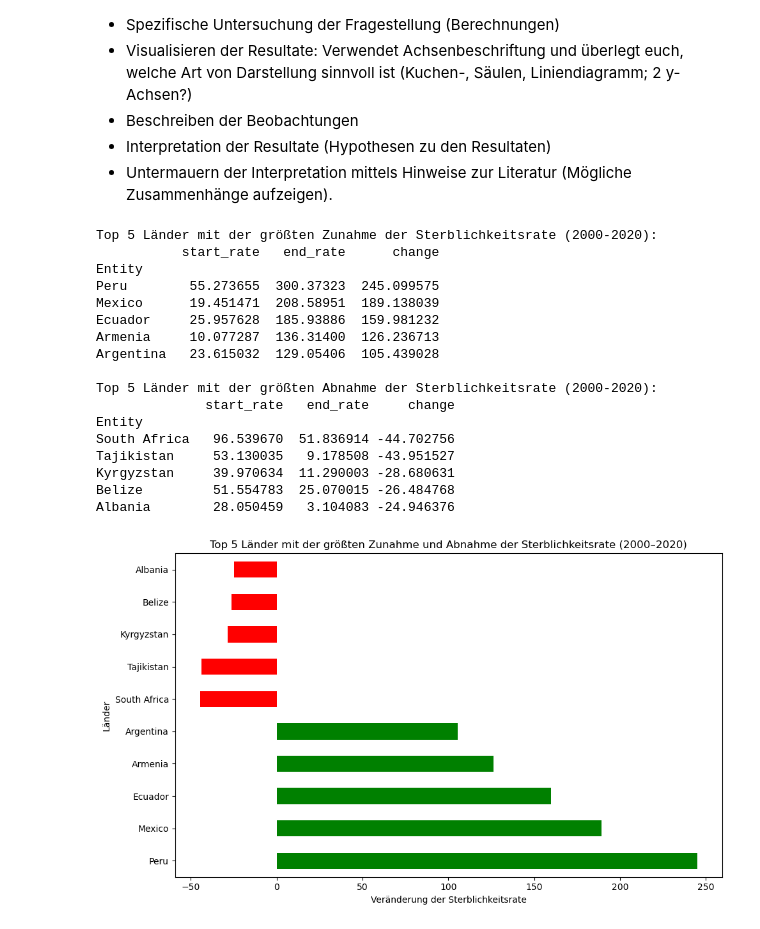
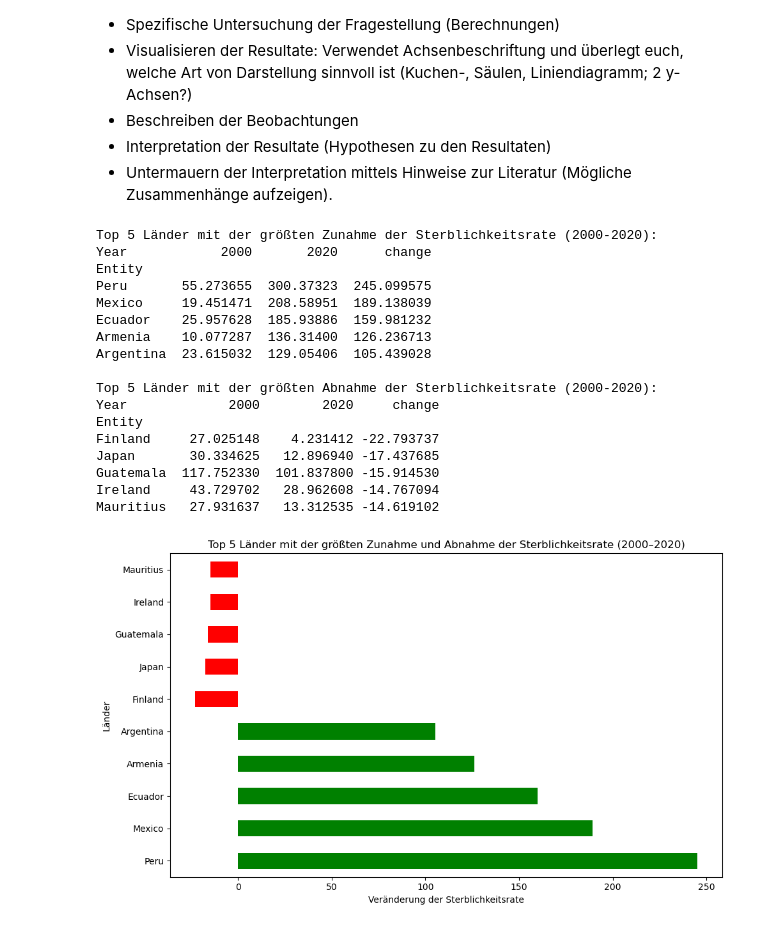
Before and after one commit to cungphi/BMLD1-Atemwegsinfektionen, a Jupyter notebook: LN2 Lou-Salomé Frehner_Phi Phi Cung.ipynb, the cells around one changed output. Cells and saved outputs as stored; diff of their text form; code cells hidden in the pictures.

```diff
--- a/LN2 Lou-Salomé Frehner_Phi Phi Cung.ipynb
+++ b/LN2 Lou-Salomé Frehner_Phi Phi Cung.ipynb
@@ -227,80 +214,87 @@ sterblichkeit_veraenderung['change'] = sterblichkeit_veraenderung['end_rate'] -
 # %%
 # Daten auf den Zeitraum 2000-2020 filtern
-df_filtered = df_long.query("Year >= 2000 and Year <= 2020")
+df_filtered = df_long.query("Year in [2000, 2020]")
 
-# Daten sortieren und aggregieren wie zuvor
-df_sorted = df_filtered.sort_values(by=['Entity', 'Year'])
+# Pivot-Tabelle erstellen, um Start- und Endraten explizit zu erfassen
+pivot_data = df_filtered.pivot(index="Entity", columns="Year", values="Age-standardized deaths from respiratory infections in both sexes per 100,000 people")
 
-# Start- und Endraten berechnen
-sterblichkeit_veraenderung = df_sorted.groupby('Entity').agg(
-    start_rate=('Age-standardized deaths from respiratory infections in both sexes per 100,000 people', lambda x: x.iloc[0]),  # Wert aus dem ersten Jahr (2000)
-    end_rate=('Age-standardized deaths from respiratory infections in both sexes per 100,000 people', lambda x: x.iloc[-1])  # Wert aus dem letzten Jahr (2020)
-)
+# Fehlende Werte entfernen
+pivot_data = pivot_data.dropna()
 
 # Veränderung berechnen
-sterblichkeit_veraenderung['change'] = sterblichkeit_veraenderung['end_rate'] - sterblichkeit_veraenderung['start_rate']
+pivot_data['change'] = pivot_data[2020] - pivot_data[2000]
 
 # Top 5 Länder mit der größten Zunahme
-top5_zunahme = sterblichkeit_veraenderung.nlargest(5, 'change')
+top5_zunahme = pivot_data.nlargest(5, 'change')
 print("Top 5 Länder mit der größten Zunahme der Sterblichkeitsrate (2000-2020):")
 print(top5_zunahme)
 
 # Top 5 Länder mit der größten Abnahme
-top5_abnahme = sterblichkeit_veraenderung.nsmallest(5, 'change')
+top5_abnahme = pivot_data.nsmallest(5, 'change')
 print("\nTop 5 Länder mit der größten Abnahme der Sterblichkeitsrate (2000-2020):")
 print(top5_abnahme)
 # %% [output]
 Top 5 Länder mit der größten Zunahme der Sterblichkeitsrate (2000-2020):
-           start_rate   end_rate      change
+Year            2000       2020      change
 Entity
-Peru        55.273655  300.37323  245.099575
-Mexico      19.451471  208.58951  189.138039
-Ecuador     25.957628  185.93886  159.981232
-Armenia     10.077287  136.31400  126.236713
-Argentina   23.615032  129.05406  105.439028
+Peru       55.273655  300.37323  245.099575
+Mexico     19.451471  208.58951  189.138039
+Ecuador    25.957628  185.93886  159.981232
+Armenia    10.077287  136.31400  126.236713
+Argentina  23.615032  129.05406  105.439028
 
 Top 5 Länder mit der größten Abnahme der Sterblichkeitsrate (2000-2020):
-              start_rate   end_rate     change
+Year             2000        2020     change
 Entity
-South Africa   96.539670  51.836914 -44.702756
-Tajikistan     53.130035   9.178508 -43.951527
-Kyrgyzstan     39.970634  11.290003 -28.680631
-Belize         51.554783  25.070015 -26.484768
-Albania        28.050459   3.104083 -24.946376
+Finland     27.025148    4.231412 -22.793737
+Japan       30.334625   12.896940 -17.437685
+Guatemala  117.752330  101.837800 -15.914530
+Ireland     43.729702   28.962608 -14.767094
+Mauritius   27.931637   13.312535 -14.619102
 # %%
 import pandas as pd
 import matplotlib.pyplot as plt
 
-# Berechnung der Veränderung der Sterblichkeitsrate
-sterblichkeit_veraenderung['change'] = sterblichkeit_veraenderung['end_rate'] - sterblichkeit_veraenderung['start_rate']
+# Daten auf die Jahre 2000 und 2020 filtern
+df_filtered = df_long.query("Year in [2000, 2020]")
+
+# Pivot-Tabelle erstellen, um Start- und Endwerte für jedes Land zu berechnen
+pivot_data = df_filtered.pivot(index="Entity", columns="Year", values="Age-standardized deaths from respiratory infections in both sexes per 100,000 people")
+
+# Fehlende Werte entfernen
+pivot_data = pivot_data.dropna()
+
+# Veränderung berechnen
+pivot_data['change'] = pivot_data[2020] - pivot_data[2000]
+pivot_data.rename(columns={2000: 'start_rate', 2020: 'end_rate'}, inplace=True)
 
 # Top 5 Länder mit der größten Zunahme und Abnahme
-top5_zunahme = sterblichkeit_veraenderung.nlargest(5, 'change')  # Größte Zunahme
-top5_abnahme = sterblichkeit_veraenderung.nsmallest(5, 'change')  # Größte Abnahme
+top5_zunahme = pivot_data.nlargest(5, 'change')  # Größte Zunahme
+top5_abnahme = pivot_data.nsmallest(5, 'change')  # Größte Abnahme
 
 # Daten kombinieren
 top5_combined = pd.concat([top5_zunahme, top5_abnahme])
 
 # Balkendiagramm erstellen
 plt.figure(figsize=(10, 6))  # Größe des Diagramms
 
 # Farben festlegen: Grün für Zunahme, Rot für Abnahme
 colors = ['green' if x > 0 else 'red' for x in top5_combined['change']]
 
 # Balkendiagramm plotten
 top5_combined['change'].plot(kind='barh', color=colors)
 
 # Diagramm beschriften
 plt.title("Top 5 Länder mit der größten Zunahme und Abnahme der Sterblichkeitsrate (2000–2020)")
 plt.xlabel("Veränderung der Sterblichkeitsrate")
 plt.ylabel("Länder")
 plt.yticks(range(len(top5_combined)), top5_combined.index)
 
 # Layout optimieren und anzeigen
 plt.tight_layout()
 plt.show()
 # %% [output]
-[figure, old version]
+[figure, new version]
 # %%
 import pandas as pd
 import matplotlib.pyplot as plt
```
Also changed, not shown: parts of 5 cells of this notebook.
